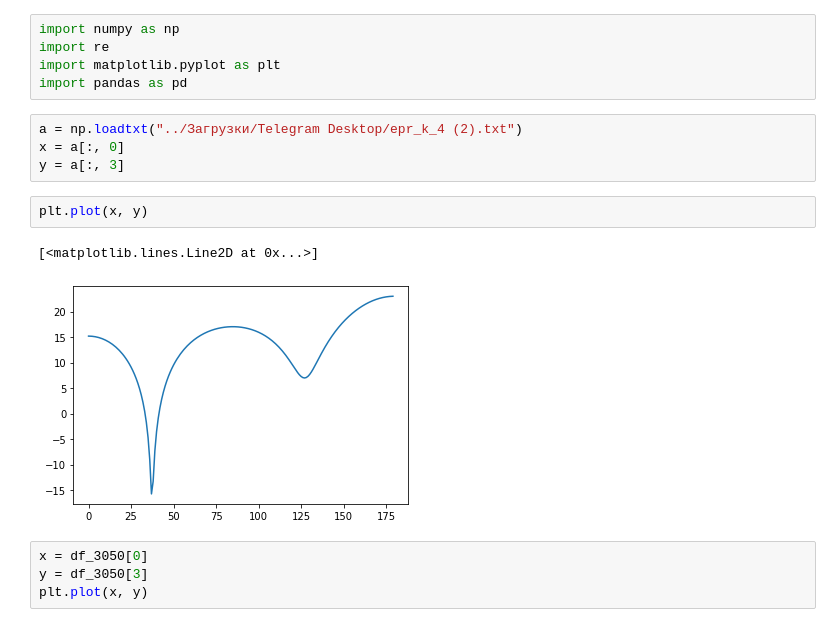
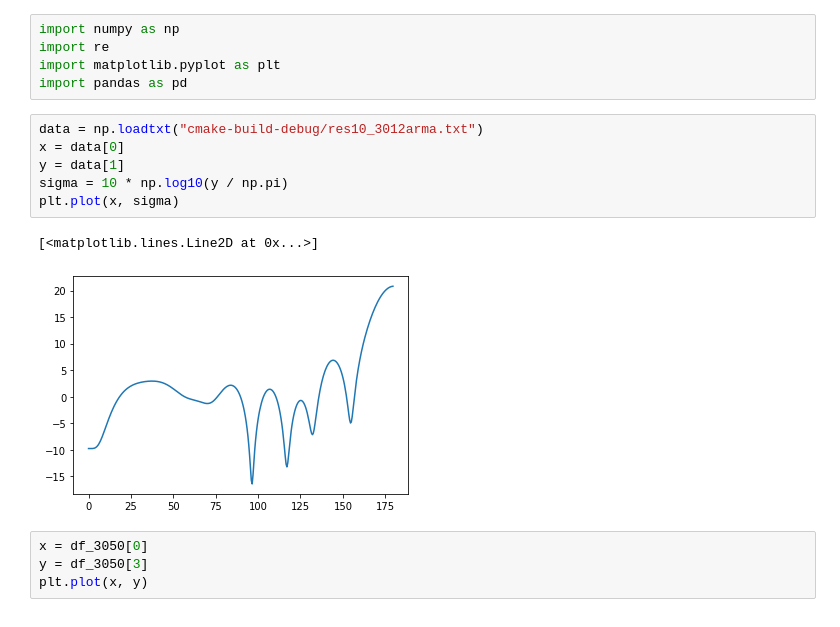
Before and after one commit to vnebelunka/SiriusSam, a Jupyter notebook: plot.ipynb, the cells around one changed output. Drawn from its saved outputs; the diff is of its cells as text.

```diff
--- a/plot.ipynb
+++ b/plot.ipynb
@@ -3,15 +3,15 @@ import numpy as np
 import re
 import matplotlib.pyplot as plt
 import pandas as pd
-# %%
-a = np.loadtxt("../Загрузки/Telegram Desktop/epr_k_4 (2).txt")
-x = a[:, 0]
-y = a[:, 3]
-# %%
-plt.plot(x, y)
-# %% [output]
-[<matplotlib.lines.Line2D at 0x...>]
-[figure, removed]
+# %%
+data = np.loadtxt("cmake-build-debug/res10_3012arma.txt")
+x = data[0]
+y = data[1]
+sigma = 10 * np.log10(y / np.pi)
+plt.plot(x, sigma)
+# %% [output]
+[<matplotlib.lines.Line2D at 0x...>]
+[figure, added]
 # %%
 x = df_3050[0]
 y = df_3050[3]
```
Also changed, not shown: 6 other files.
